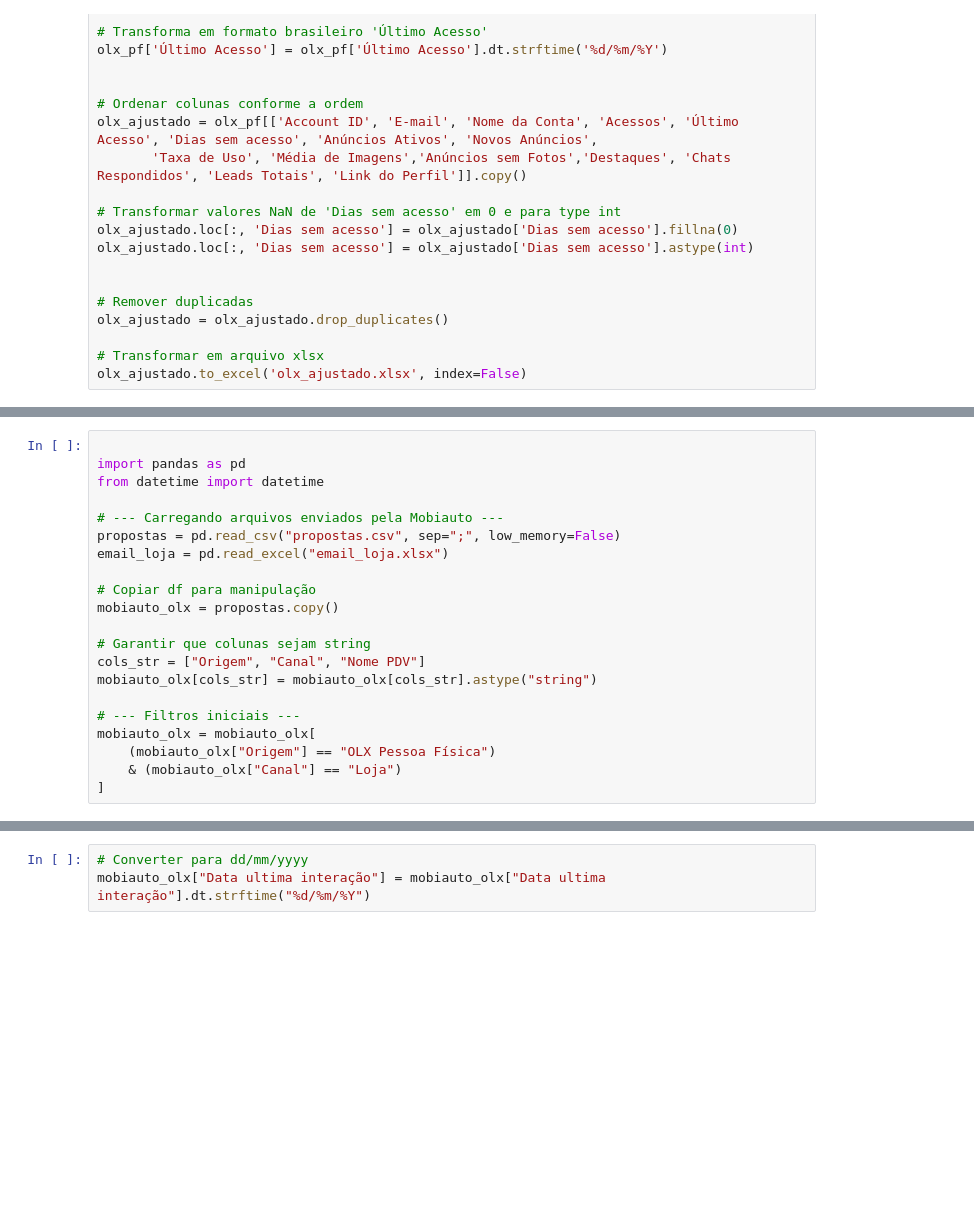
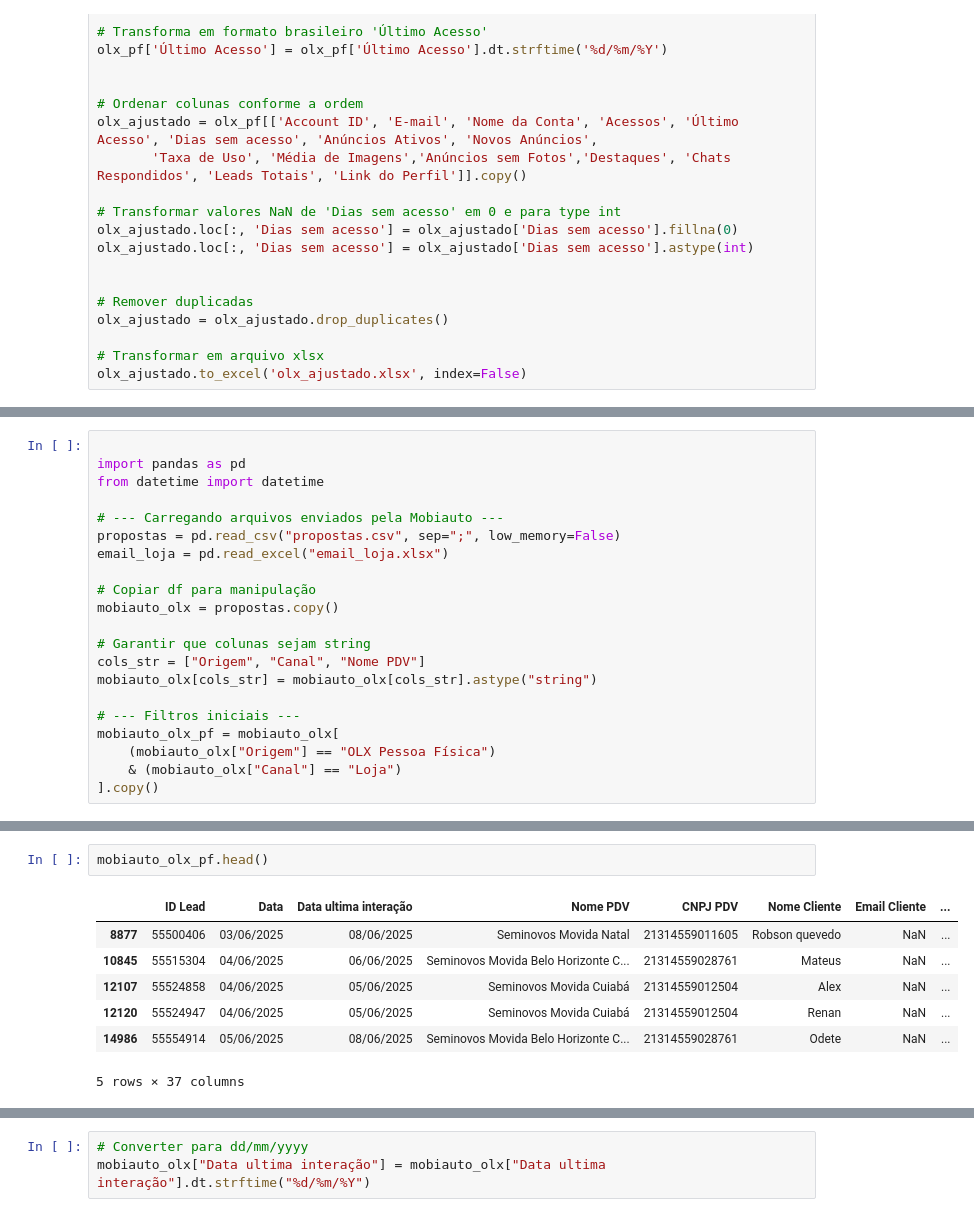
Before and after one commit to movi-data/olx_pf, a Jupyter notebook: relatorio_olx_pf.ipynb, the cells around one changed output, grey strips where cells are left out. Cells and saved outputs as stored; diff of their text form; blank space fills up the shorter version.

```diff
--- a/relatorio_olx_pf.ipynb
+++ b/relatorio_olx_pf.ipynb
@@ -106,7 +106,7 @@ cols_str = ["Origem", "Canal", "Nome PDV"]
 mobiauto_olx[cols_str] = mobiauto_olx[cols_str].astype("string")
 
 # --- Filtros iniciais ---
-mobiauto_olx = mobiauto_olx[
+mobiauto_olx_pf = mobiauto_olx[
     (mobiauto_olx["Origem"] == "OLX Pessoa Física")
     & (mobiauto_olx["Canal"] == "Loja")
-]
+].copy()
@@ -113,2 +133,12 @@ mobiauto_olx = mobiauto_olx[
+# %%
+mobiauto_olx_pf.head()
+# %% [output]
+|  | ID Lead | Data | Data ultima interação | Nome PDV | CNPJ PDV | Nome Cliente | Email Cliente | ... |
+| 8877 | 55500406 | 03/06/2025 | 08/06/2025 | Seminovos Movida Natal | 21314559011605 | Robson quevedo | NaN | ... |
+| 10845 | 55515304 | 04/06/2025 | 06/06/2025 | Seminovos Movida Belo Horizonte C... | 21314559028761 | Mateus | NaN | ... |
+| 12107 | 55524858 | 04/06/2025 | 05/06/2025 | Seminovos Movida Cuiabá | 21314559012504 | Alex | NaN | ... |
+| 12120 | 55524947 | 04/06/2025 | 05/06/2025 | Seminovos Movida Cuiabá | 21314559012504 | Renan | NaN | ... |
+| 14986 | 55554914 | 05/06/2025 | 08/06/2025 | Seminovos Movida Belo Horizonte C... | 21314559028761 | Odete | NaN | ... |
+5 rows × 37 columns
 # %%
 # --- Junção com email_loja ---
```
Also changed, not shown: parts of 8 cells of this notebook.
